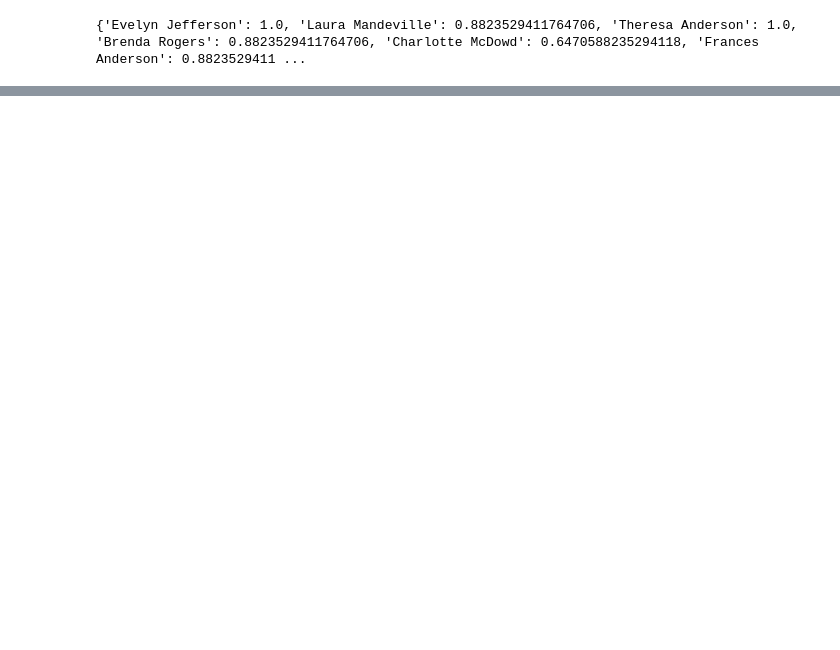
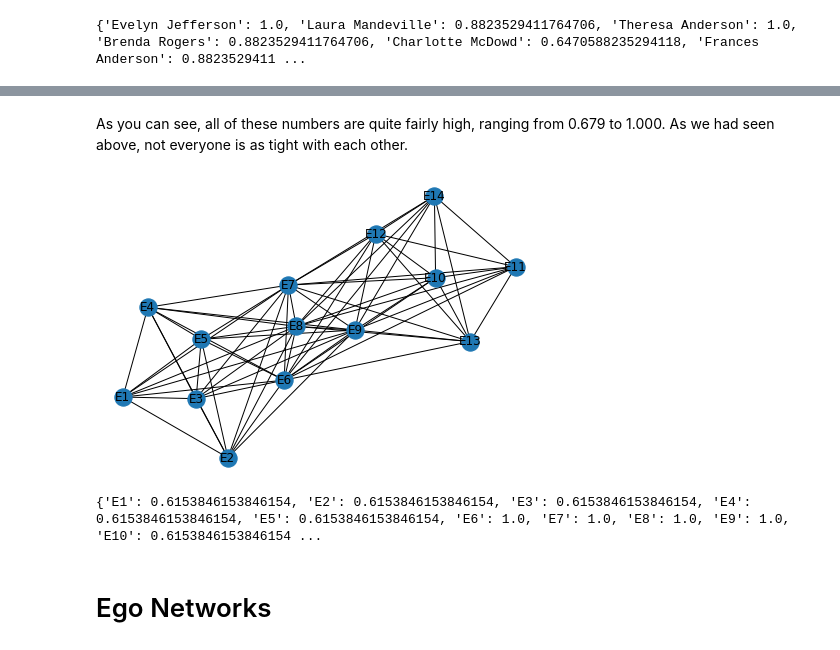
Before and after one commit to mharrisonbaker/DATA620, a Jupyter notebook: DATA620_Week3_part2.ipynb, the cells around one changed output, grey strips where cells are left out. Cells and saved outputs as stored; diff of their text form; code cells hidden in the pictures; blank space fills up the shorter version.

```diff
--- a/DATA620_Week3_part2.ipynb
+++ b/DATA620_Week3_part2.ipynb
@@ -149,0 +245,6 @@ What can you infer about the relationships between (1) the women, and (2) the so
+# %%
+Events = bipartite.weighted_projected_graph(G, clubs)
+
+print("Events, Connections")
+for i in Events:
+    print('%s %d' % (i, Events.degree(i)))
@@ -149,0 +287,15 @@ What can you infer about the relationships between (1) the women, and (2) the so
+# %% [markdown]
+As you can see, all of these numbers are quite fairly high, ranging from 0.679 to 1.000. As we had seen above, not everyone is as tight with each other.
+# %%
+#visualize the projected representation (just for eye-checking the measures)
+nx.draw(Events, with_labels=True)
+plt.show()
+# %% [output]
+[figure, added]
+# %%
+#which members are the most "central"
+print(nx.degree_centrality(Events))
+# %% [output]
+{'E1': 0.6153846153846154, 'E2': 0.6153846153846154, 'E3': 0.6153846153846154, 'E4': 0.6153846153846154, 'E5': 0.6153846153846154, 'E6': 1.0, 'E7': 1.0, 'E8': 1.0, 'E9': 1.0, 'E10': 0.6153846153846154 ...
+# %% [markdown]
+# Ego Networks
```
Also changed, not shown: parts of 34 cells of this notebook.
